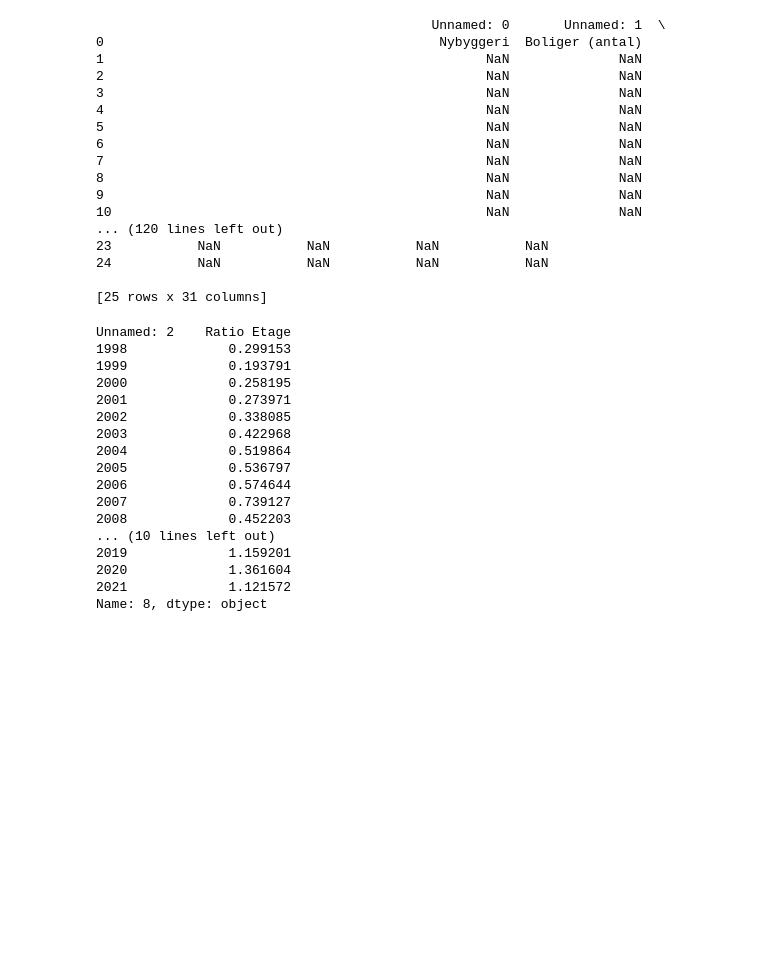
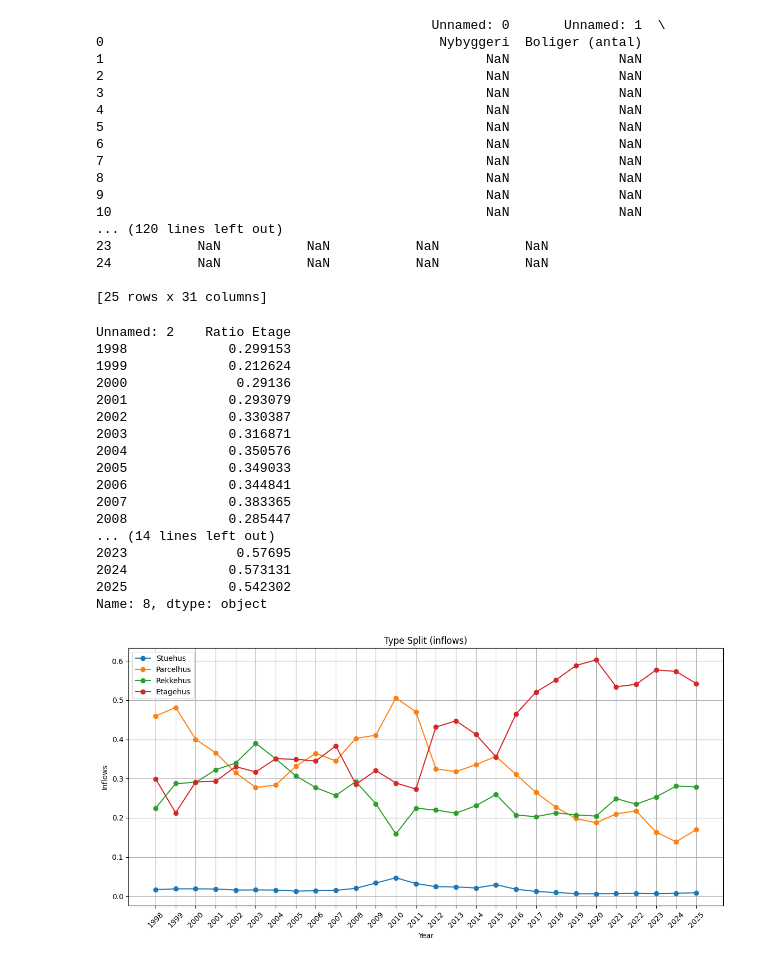
Before and after one commit to emilthestudious/TEP4290-project, a Jupyter notebook: type_split.ipynb, the cells around one changed output. Cells and saved outputs as stored; diff of their text form; code cells hidden in the pictures; blank space fills up the shorter version.

Commit message:
type split

```diff
--- a/type_split.ipynb
+++ b/type_split.ipynb
@@ -131,27 +131,69 @@ print(inflow_type_data)
 
 [25 rows x 31 columns]
 # %%
-ratio_stuehus_inflows = inflow_type_data.iloc[5, 2:27]
-ratio_parcelhus_inflows = inflow_type_data.iloc[6, 2:27]
-ratio_rekkehus_inflows = inflow_type_data.iloc[7, 2:27]
-ratio_etage_inflows = inflow_type_data.iloc[8, 2:27]
+ratio_stuehus_inflows = inflow_type_data.iloc[5, 2:31]
+ratio_parcelhus_inflows = inflow_type_data.iloc[6, 2:31]
+ratio_rekkehus_inflows = inflow_type_data.iloc[7, 2:31]
+ratio_etage_inflows = inflow_type_data.iloc[8, 2:31]
 
 print(ratio_etage_inflows)
+
+# Create a DataFrame for the type split inflows, axis = 1
+type_split_m_inflows_df = pd.DataFrame({
+    'Year': inflow_type_data.columns[2:31].values,
+    'Stuehus': ratio_stuehus_inflows.values,
+    'Parcelhus': ratio_parcelhus_inflows.values,
+    'Rekkehus': ratio_rekkehus_inflows.values,
+    'Etagehus': ratio_etage_inflows.values
+})
+
+#print(type_split_m_inflows_df)
+
+#skip first row of data frame
+type_split_m_inflows_df_ = type_split_m_inflows_df.iloc[1:]
+#print(type_split_m_inflows_df_)
 # %% [output]
 Unnamed: 2    Ratio Etage
 1998             0.299153
-1999             0.193791
-2000             0.258195
-2001             0.273971
-2002             0.338085
-2003             0.422968
-2004             0.519864
-2005             0.536797
-2006             0.574644
-2007             0.739127
-2008             0.452203
-... (10 lines left out)
-2019             1.159201
-2020             1.361604
-2021             1.121572
+1999             0.212624
+2000              0.29136
+2001             0.293079
+2002             0.330387
+2003             0.316871
+2004             0.350576
+2005             0.349033
+2006             0.344841
+2007             0.383365
+2008             0.285447
+... (14 lines left out)
+2023              0.57695
+2024             0.573131
+2025             0.542302
 Name: 8, dtype: object
+# %%
+# plot type_split_m_inflows_df_
+import matplotlib.pyplot as plt
+
+plt.figure(figsize=(12, 6))
+
+# ensure Year is numeric (extract four-digit year if the header is e.g. "1981" or "1981-01")
+type_split_m_inflows_df_['Year'] = type_split_m_inflows_df_['Year'].astype(str).str.extract(r'(\d{4})')[0].astype(int)
+
+# convert ratio columns to numeric and handle non-numeric values
+for col in type_split_m_inflows_df_.columns[1:]:
+    type_split_m_inflows_df_[col] = pd.to_numeric(type_split_m_inflows_df_[col], errors='coerce')
+
+# plot
+for column in type_split_m_inflows_df_.columns[1:]:
+    plt.plot(type_split_m_inflows_df_['Year'], type_split_m_inflows_df_[column], marker='o', label=column)
+
+plt.title('Type Split (inflows)')
+plt.xlabel('Year')
+plt.ylabel('Inflows')
+plt.xticks(type_split_m_inflows_df_['Year'], rotation=45)
+plt.legend()
+plt.grid(True)
+plt.tight_layout()
+plt.show()
+# %% [output]
+[figure, added]
```
Also changed, not shown: 2 other files.
